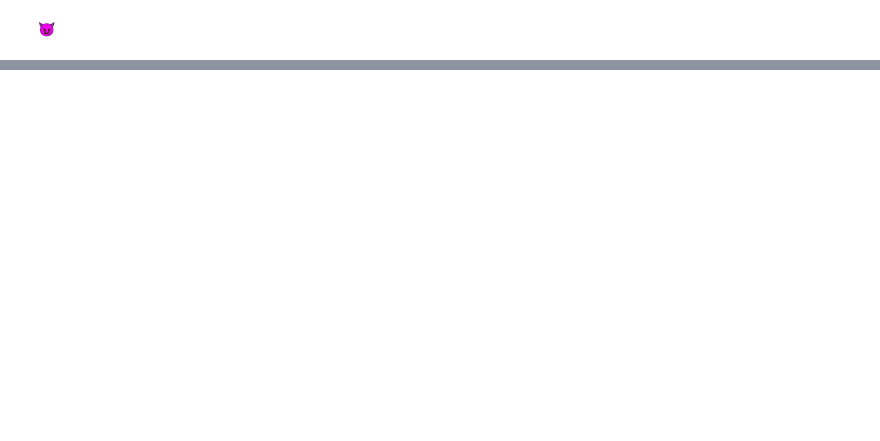
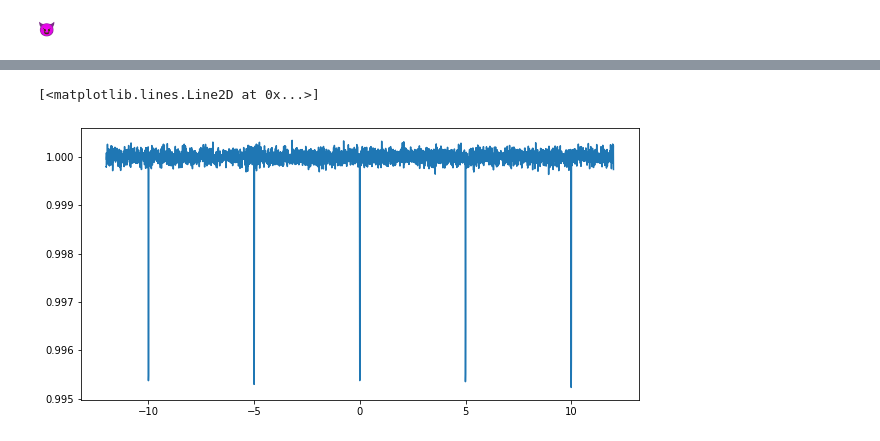
Before and after one commit to ssagear/photoeccentric, a Jupyter notebook: notebooks/photoeccentric.ipynb, the cells around one changed output, grey strips where cells are left out. Drawn from its saved outputs; the diff is of its cells as text; code cells hidden in the pictures; blank space fills up the shorter version.

```diff
--- a/notebooks/photoeccentric.ipynb
+++ b/notebooks/photoeccentric.ipynb
@@ -767,0 +756,33 @@ ax.set_title('g = 3.4 +/- 0.1');
+# %%
+time = np.linspace(-12, 12, 4000)
+# %%
+def planetlc(time, per, rp, a, inc):
+    params = batman.TransitParams()       #object to store transit parameters
+    params.t0 = 00.                        #time of inferior conjunction
+    params.per = per                      #orbital period
+    params.rp = rp                       #planet radius (in units of stellar radii)
+    params.a = a                        #semi-major axis (in units of stellar radii)
+    params.inc = inc                      #orbital inclination (in degrees)
+    params.ecc = 0.4                       #eccentricity
+    params.w = 100.                        #longitude of periastron (in degrees)
+    params.limb_dark = "nonlinear"        #limb darkening model
+    params.u = [0.5, 0.1, 0.1, -0.1]      #limb darkening coefficients [u1, u2, u3, u4]
+
+    #times at which to calculate light curve
+    m = batman.TransitModel(params, time)
+
+    flux = m.light_curve(params)
+
+    return flux
+# %%
+flux = planetlc(time, 5, 0.07, 27, 87)
+# %%
+# Adding gaussian noise
+noise = np.random.normal(0,0.0001,len(time))
+nflux = flux+noise
+# %%
+#plt.plot(time, flux)
+plt.plot(time, flux+noise)
+# %% [output]
+[<matplotlib.lines.Line2D at 0x...>]
+[figure, added]
```
Also changed, not shown: parts of 47 cells of this notebook.
